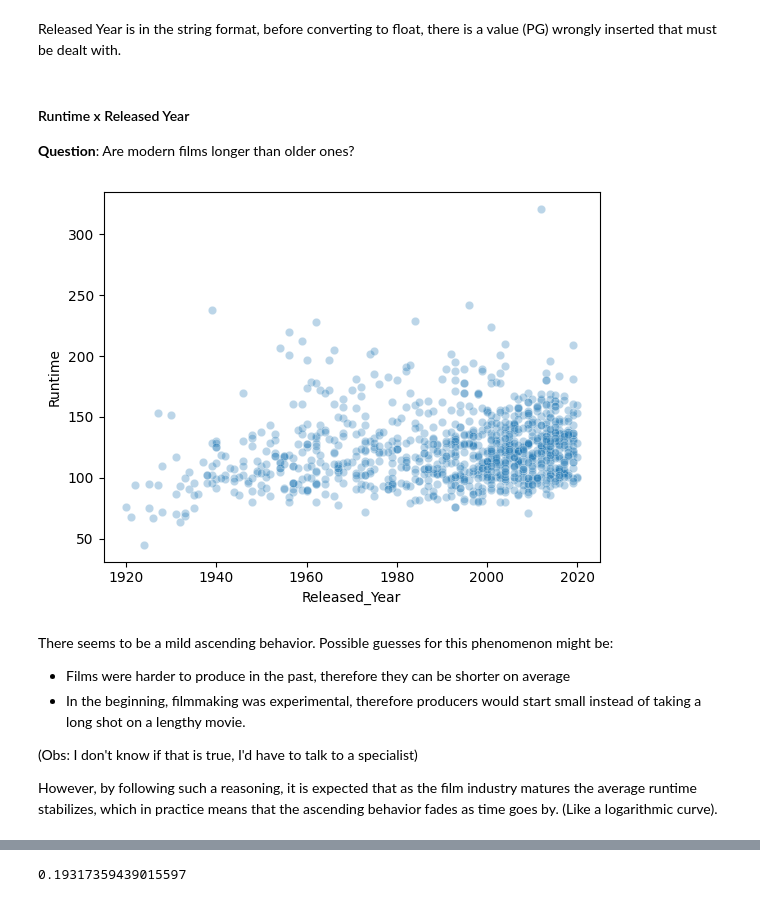
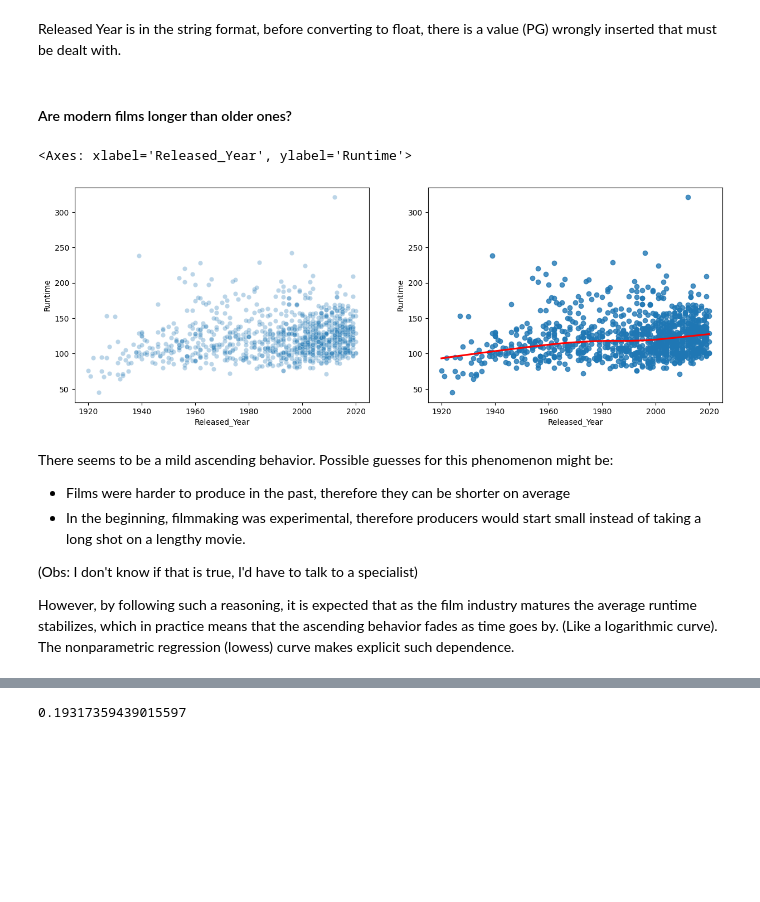
Before and after one commit to vitormarquesr/imdb_top_movies_eda, a Jupyter notebook: imdb-movies-eda.ipynb, the cells around one changed output, grey strips where cells are left out. Saved outputs shown, nothing was run; the diff lists cells and outputs as text; code cells hidden in the pictures; blank space fills up the shorter version.

```diff
--- a/imdb-movies-eda.ipynb
+++ b/imdb-movies-eda.ipynb
@@ -214,12 +179,16 @@ Released Year is in the string format, before converting to float, there is a va
 movie['Released_Year'] = movie['Released_Year'].map(lambda x: np.nan if x == "PG" else float(x))
 # %% [markdown]
-#### Runtime x Released Year
-
-**Question**: Are modern films longer than older ones?
+#### Are modern films longer than older ones?
-# %%
-sns.scatterplot(x="Released_Year", y="Runtime", data=movie, alpha=0.3);
-# %% [output]
-[figure, removed]
+# %%
+fig = plt.figure(figsize=(15, 5))
+ax1, ax2 = fig.subplots(1,2)
+
+sns.scatterplot(x="Released_Year", y="Runtime", data=movie, alpha=0.3, ax=ax1);
+sns.regplot(x="Released_Year", y="Runtime", data=movie, lowess=True,
+            line_kws={'color': 'red'}, ax=ax2)
+# %% [output]
+<Axes: xlabel='Released_Year', ylabel='Runtime'>
+[figure, added]
 # %% [markdown]
 There seems to be a mild ascending behavior. Possible guesses for this phenomenon might be:
 
@@ -228,4 +197,4 @@ There seems to be a mild ascending behavior. Possible guesses for this phenomeno
 
 (Obs: I don't know if that is true, I'd have to talk to a specialist)
 
-However, by following such a reasoning, it is expected that as the film industry matures the average runtime stabilizes, which in practice means that the ascending behavior fades as time goes by. (Like a logarithmic curve).
+However, by following such a reasoning, it is expected that as the film industry matures the average runtime stabilizes, which in practice means that the ascending behavior fades as time goes by. (Like a logarithmic curve). The nonparametric regression (lowess) curve makes explicit such dependence.
```
Also changed, not shown: parts of 39 cells of this notebook.
